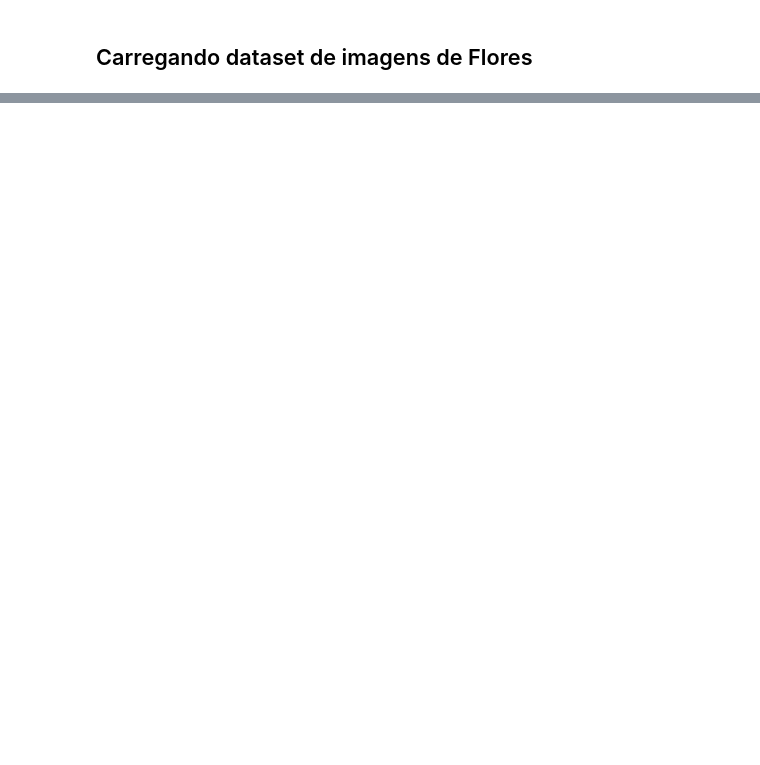
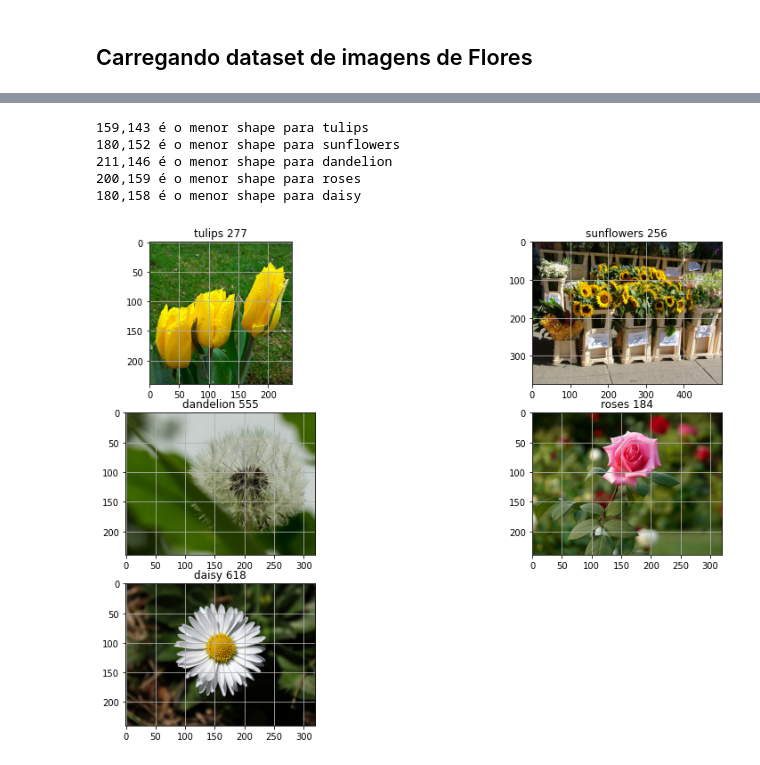
Before and after one commit to RodrigoLima82/bootcamp_igti_machine_learning, a Jupyter notebook: Modulo_04/Desafio/Desafio_04_Flowers.ipynb, the cells around one changed output, grey strips where cells are left out. Saved outputs shown, nothing was run; the diff lists cells and outputs as text; code cells hidden in the pictures; blank space fills up the shorter version.

```diff
--- a/Modulo_04/Desafio/Desafio_04_Flowers.ipynb
+++ b/Modulo_04/Desafio/Desafio_04_Flowers.ipynb
@@ -93,7 +107,7 @@ Desafio - Modulo 04 - Rodrigo
 # %% [markdown]
 ## Carregando dataset de imagens de Flores
 # %%
-# Carregando dataset
+# Importando o dataset do storage do google
 import pathlib
 data_dir = tf.keras.utils.get_file(origin='https://storage.googleapis.com/download.tensorflow.org/example_images/flower_photos.tgz', fname='flower_photos', untar=True)
 data_dir = pathlib.Path(data_dir)
@@ -104,6 +118,21 @@ print('Quantidade de Imagens: ', image_count)
 
 # Verificando todas as classes de flores (licenciadas)
 CLASS_NAMES = np.array([item.name for item in data_dir.glob('*') if item.name != "LICENCE.txt"])
+
+# Removendo o item que não é uma classe
+CLASS_NAMES = np.delete(CLASS_NAMES, [5])
+
+# Print das categorias de flores
 print('Classes: ', CLASS_NAMES)
+
+# Visualizando o tamanho de cada classe
+fnames = []
+for classes in CLASS_NAMES:
+    flower_folder = os.path.join(data_dir, classes)
+    file_names    = os.listdir(flower_folder)
+    full_path     = [os.path.join(flower_folder, file_name) for file_name in file_names]
+    fnames.append(full_path)
+
+print('Tamanho de cada classe de flor:', [len(f) for f in fnames])
 # %% [output]
 Quantidade de Imagens:  3670
@@ -134,0 +185,35 @@ for image_path in sunflowers[:3]:
+# %%
+# Carregando as imagens das fotos usando CV2
+images = []
+for names in fnames:
+    one_class_images = [cv2.imread(name) for name in names if (cv2.imread(name)) is not None]
+    images.append(one_class_images)
+# %%
+# Verificando qual o melhor shape para o redimensionamento de todas as fotos
+for i,imgs in enumerate(images):
+    shapes  = [img.shape for img in imgs]
+    widths  = [shape[0] for shape in shapes]
+    heights = [shape[1] for shape in shapes]
+    print('%d,%d é o menor shape para %s' % (np.min(widths), np.min(heights), CLASS_NAMES[i]))
+# %% [output]
+159,143 é o menor shape para tulips
+180,152 é o menor shape para sunflowers
+211,146 é o menor shape para dandelion
+200,159 é o menor shape para roses
+180,158 é o menor shape para daisy
+# %%
+# Função para converter as imagens para formato RGB
+def convert_to_RGB(img):
+    return cv2.cvtColor(img.copy(), cv2.COLOR_BGR2RGB)
+# %%
+# Exibindo alguns exemplos das imagens convertidas para RGB
+plt.figure(figsize=(15,10))
+for i, imgs in enumerate(images):
+    plt.subplot(3,2,i+1)
+    idx = np.random.randint(len(imgs))
+    plt.imshow(convert_to_RGB(imgs[idx]))
+    plt.grid('off')
+    plt.title(CLASS_NAMES[i]+' '+str(idx))
+plt.show()
+# %% [output]
+[figure, added]
```
Also changed, not shown: parts of 30 cells of this notebook.
